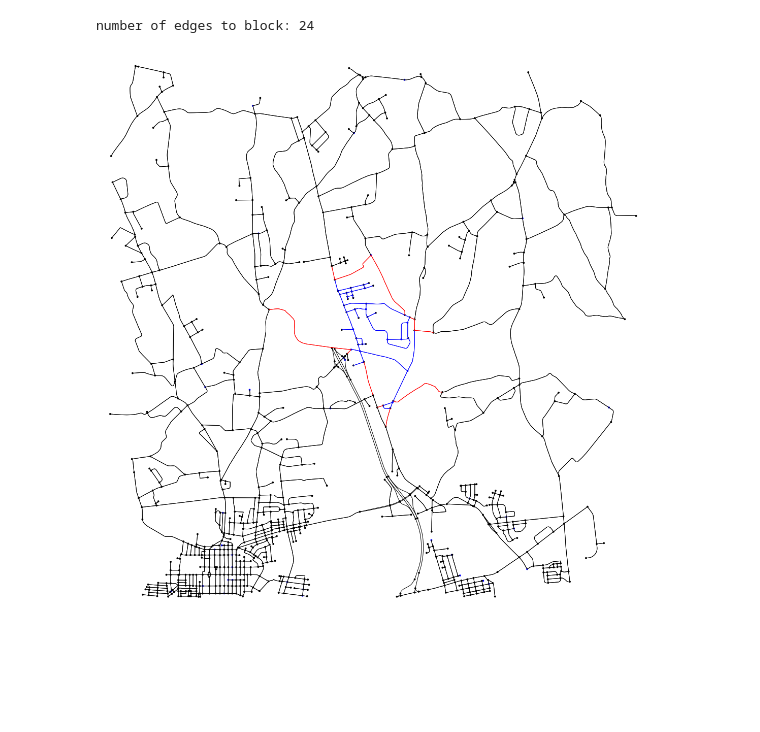
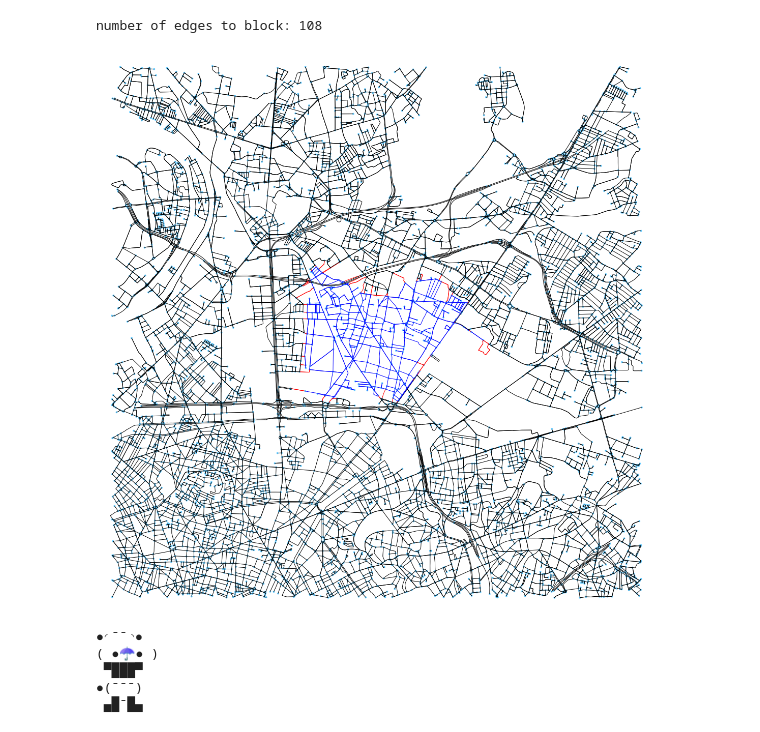
Before and after one commit to spring-epfl/pots, a Jupyter notebook: notebooks/maps.ipynb, the cells around one changed output. Saved outputs shown, nothing was run; the diff lists cells and outputs as text; code cells hidden in the pictures; blank space fills up the shorter version.

```diff
--- a/notebooks/maps.ipynb
+++ b/notebooks/maps.ipynb
@@ -6,9 +6,10 @@ import numpy as np
 import matplotlib.pyplot as plt
 import os
 
-town_name = 'Belfast, Pennsylvania, USA'
-map_size = 5000
+town_name = 'Aubervilliers, FR'
+map_size = 5000 # in meters. This is how much "surrounding area" we consider, as measured from the town's centroid
 
+# location to save the maps
 file_path = town_name.replace(' ','_')
 if not os.path.exists(file_path):
     os.mkdir(file_path)
@@ -23,14 +25,15 @@ fig.savefig('%s/town.png' % file_path)
 # %%
 # we want more than the town though, because we care about cutting it off from the outside, so we need to know about
-# the outside. For now, let's get everything within 10km of the center of town
+# the surrounding area.
 
-G = None
-town_nodes = ox.graph_to_gdfs(town, edges=False)
+# get the nodes and edges as data frames
+town_nodes, town_edges = ox.graph_to_gdfs(town)
 
-# create gdf of the graph edges
-gdf_edges = ox.graph_to_gdfs(town, nodes=False, fill_edge_geometry=True)
-# get graph centroid
-x, y = gdf_edges.unary_union.centroid.xy
+# get graph centroid and we'll grab everything within in map_size meters of it. For bigger towns this will need to be
+# a bigger number.
+#todo: can we set this imperically?
+x, y = town_edges.unary_union.centroid.xy
 graph_centroid = (y[0], x[0])
+# G is the surrounding area and the town.
 G = ox.graph_from_point(graph_centroid, distance=map_size,  network_type='drive')
 # %%
@@ -48,28 +52,44 @@ fig.savefig('%s/area.pdf' % file_path)
 # for every node in the town
     # if it has an edge to something outside the town:
         # color that edge red!
+# we're working with dataframes though, so we're not gonna use loops here and instead leverage the data structure
+nodes, edges = ox.graph_to_gdfs(G) # <- gets the nodes and edges as dataframes
 
-# we're working with dataframes though, so we're not gonna use loops here and instead leverage the data structure
-nodes, edges = ox.graph_to_gdfs(G)
-
+# we want to check which nodes are in town and which aren't, so we make a set to make this fast and easy
 town_node_ids = set(town.nodes())
 
+# We want to mark each edge coming into/out of town. That is, each edge where one of it's nodes (u & v)
+# is in town and the other out of town
+# make a new data frame column for if v is in town (t/f)
 edges['v_in_town'] = edges['v'].isin(town_node_ids)
+# make a new data frame column for if u is in town
 edges['u_in_town'] = edges['u'].isin(town_node_ids)
+# make a new data frame column for if both u and v are in town (edges that are completely in town)
 edges['in_town'] = edges['v_in_town'] & edges['u_in_town']
+# make a new data frame column for the edges (roads) coming in/out of town that we should block
 edges['block'] = (edges['v_in_town'] & ~ edges['u_in_town']) | (edges['u_in_town'] & ~ edges['v_in_town'])
 
+# this is how we color code them red if we should block, blue if fully in town, otherwise black
 conditions = [(edges['block']), (edges['in_town'])]
 choices = ['r', 'b']
 edges['edge_color'] = np.select(conditions, choices, default='k')
 print('number of edges to block: %d' % (edges['edge_color'].value_counts()['r']))
 # %% [output]
-number of edges to block: 24
+number of edges to block: 108
 # %%
-nc = ['b' if node in town else 'k' for node in G.nodes()]
+# turn the dataframes back into a graph
 G = ox.gdfs_to_graph(nodes, edges)
+# grab the edges, as ordered by G (the correct order is needed for coloring)
 nodes, edges = ox.graph_to_gdfs(G)
-fig, ax = ox.plot_graph(G, edge_color=edges['edge_color'], node_color=nc, fig_height=20)
+# show it save it
+fig, ax = ox.plot_graph(G, fig_height=20, edge_color=edges['edge_color'])
 fig.savefig('%s/isolate.pdf' % file_path, dpi=1000, format='pdf')
+panda = '\n●◜¯¯◝● \n( ●☂● )\n ▀███▀ \n●(¯¯¯) \n ▄█¯█▄'
+print(panda)
 # %% [output]
-[figure, old version]
+[figure, new version]
+●◜¯¯◝●
+( ●☂● )
+ ▀███▀
+●(¯¯¯)
+ ▄█¯█▄
```
Also changed, not shown: parts of 2 cells of this notebook.
